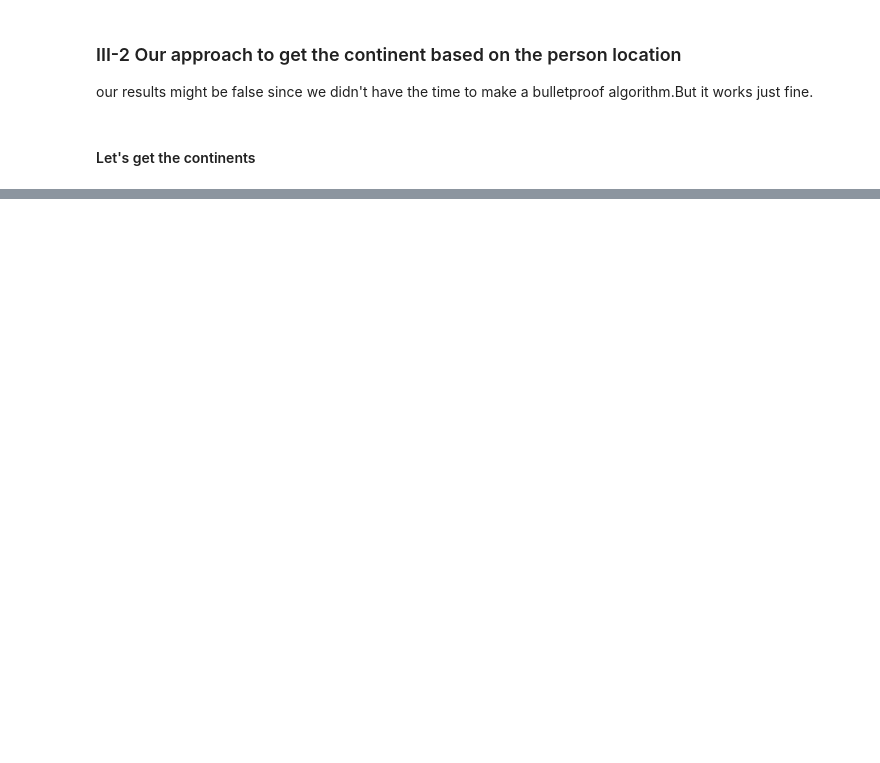
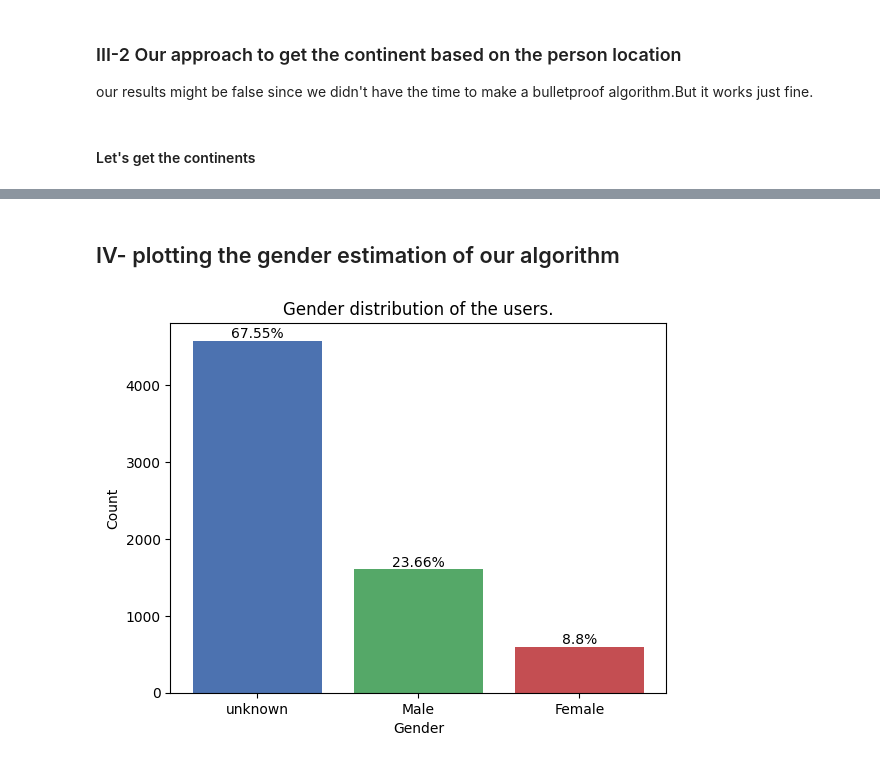
Before and after one commit to Ayoubkassi/Twitter_Comercial_Segments, a Jupyter notebook: Data_analysis.ipynb, the cells around one changed output, grey strips where cells are left out. Saved outputs shown, nothing was run; the diff lists cells and outputs as text; code cells hidden in the pictures; blank space fills up the shorter version.

```diff
--- a/Data_analysis.ipynb
+++ b/Data_analysis.ipynb
@@ -475,0 +502,20 @@ sns.barplot(x='region', y='count', data=df)
+# %% [markdown]
+## IV- plotting the gender estimation of our algorithm
+# %%
+gender_val = Users_data.gender.value_counts()
+total_users = len(Users_data)
+gender_percentages = [100*count/total_users for count in gender_val]
+
+plt.bar(['unknown', 'Male', 'Female'], gender_val)
+plt.xlabel("Gender")
+plt.ylabel("Count")
+plt.title("Gender distribution of the users.")
+plt.bar(np.arange(3), gender_val, color=['#4c72b0', '#55a868', '#c44e52'])
+
+# Add percentage annotations
+for i, percentage in enumerate(gender_percentages):
+    plt.annotate(str(round(percentage,2)) + '%', xy=(i, gender_val[i]), ha='center', va='bottom')
+
+plt.show()
+# %% [output]
+[figure, added]
```
Also changed, not shown: parts of 9 cells of this notebook.
